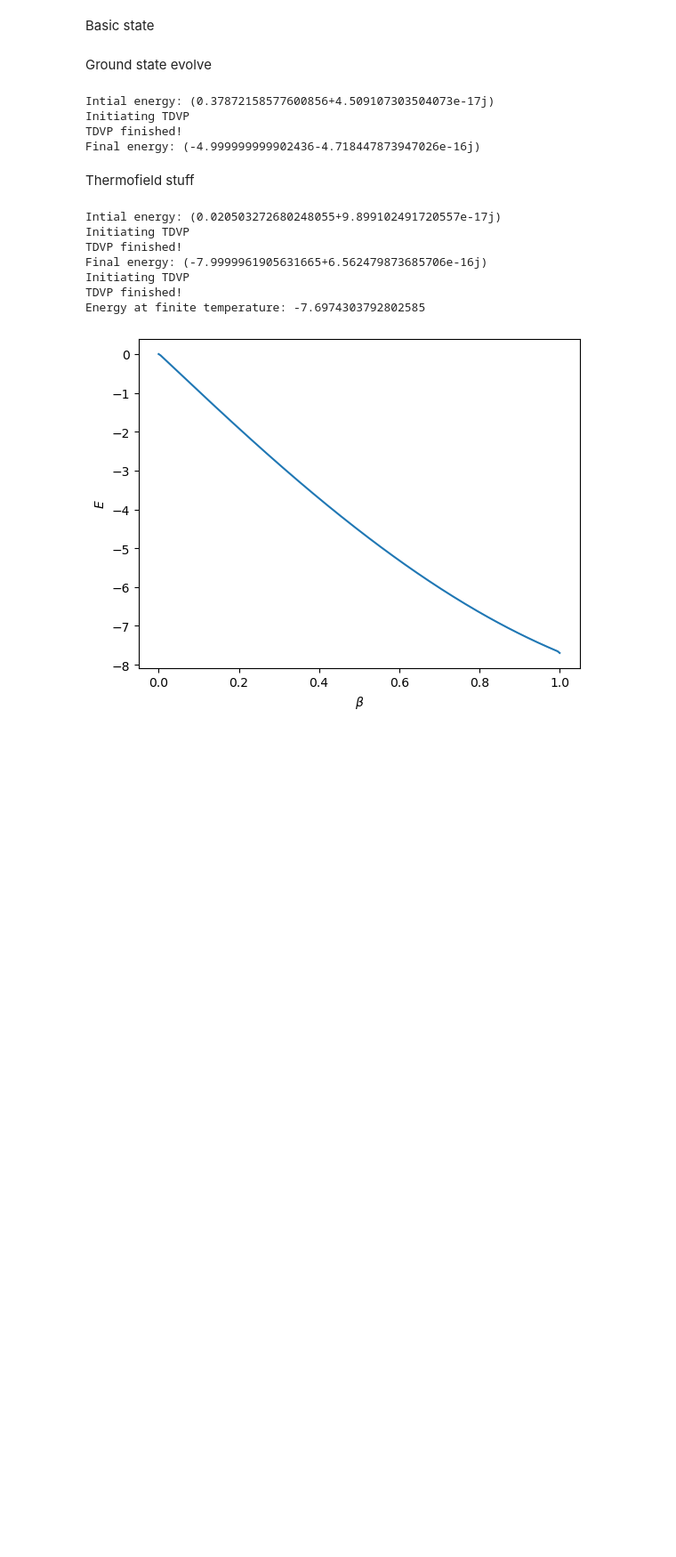
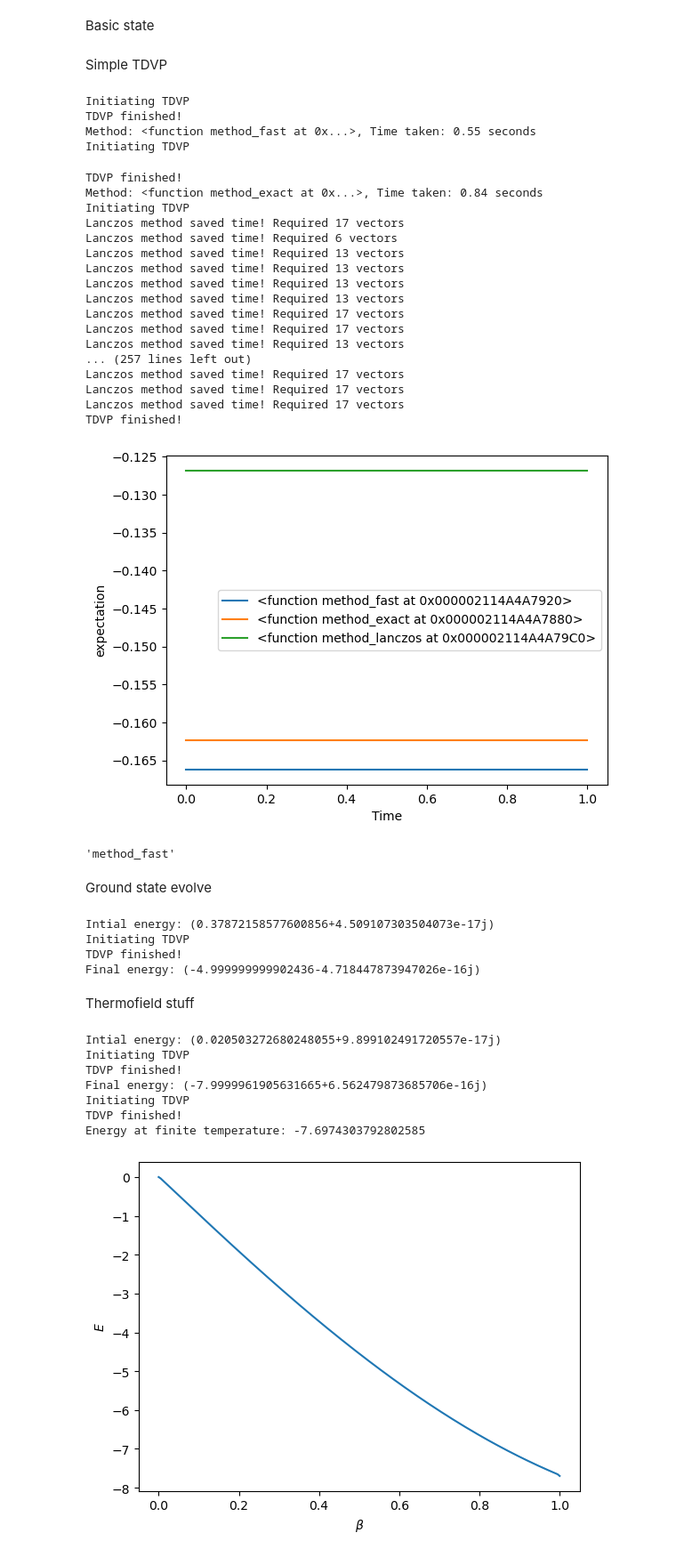
Before and after one commit to OscarCharlieST/quantum-tensor, a Jupyter notebook: active.ipynb, the cells around one changed output. Shown at 89% size. Saved outputs shown, nothing was run; the diff lists cells and outputs as text; code cells hidden in the pictures; blank space fills up the shorter version.

```diff
--- a/active.ipynb
+++ b/active.ipynb
@@ -20,5 +22,54 @@ H = ops.tilted_ising(N=5)
 
 H_spin_up = ops.tilted_ising(J=0, h=1, g=0, N=5)
+# %% [markdown]
+Simple TDVP
+# %%
+import time
+
+t_f = 1
+steps = 100
+methods = [sim.method_fast, sim.method_exact, sim.method_lanczos]
+
+fig, ax = plt.subplots(1, 1)
+ax.set_xlabel('Time')
+ax.set_ylabel('expectation')
+for method in methods:
+    psi_copy = copy.deepcopy(psi)
+    ti = time.time()
+    s_hist, _ = tdvp(psi_copy, H, t_f, steps, method=method, history=True)
+    t_real = time.time() - ti
+    print(f"Method: {str(method).split()[1]}, Time taken: {t_real:.2f} seconds")
+    t = list(s_hist.keys())
+    expecs = [ops.local_expect(psi_copy, H_term) for state in s_hist.values()]
+    ax.plot(t, expecs, label=str(method).split()[1])
+ax.legend()
+# %% [output]
+Initiating TDVP
+TDVP finished!
+Method: <function method_fast at 0x...>, Time taken: 0.55 seconds
+Initiating TDVP
+TDVP finished!
+Method: <function method_exact at 0x...>, Time taken: 0.84 seconds
+Initiating TDVP
+Lanczos method saved time! Required 17 vectors
+Lanczos method saved time! Required 6 vectors
+Lanczos method saved time! Required 13 vectors
+Lanczos method saved time! Required 13 vectors
+Lanczos method saved time! Required 13 vectors
+Lanczos method saved time! Required 13 vectors
+Lanczos method saved time! Required 17 vectors
+Lanczos method saved time! Required 17 vectors
+Lanczos method saved time! Required 13 vectors
+... (257 lines left out)
+Lanczos method saved time! Required 17 vectors
+Lanczos method saved time! Required 17 vectors
+Lanczos method saved time! Required 17 vectors
+TDVP finished!
+[figure, added]
+# %%
+str(sim.method_fast).split()[1]
+# %% [output]
+'method_fast'
 # %% [markdown]
 Ground state evolve
 # %%
```
Also changed, not shown: parts of 3 cells of this notebook, 2 other files.
